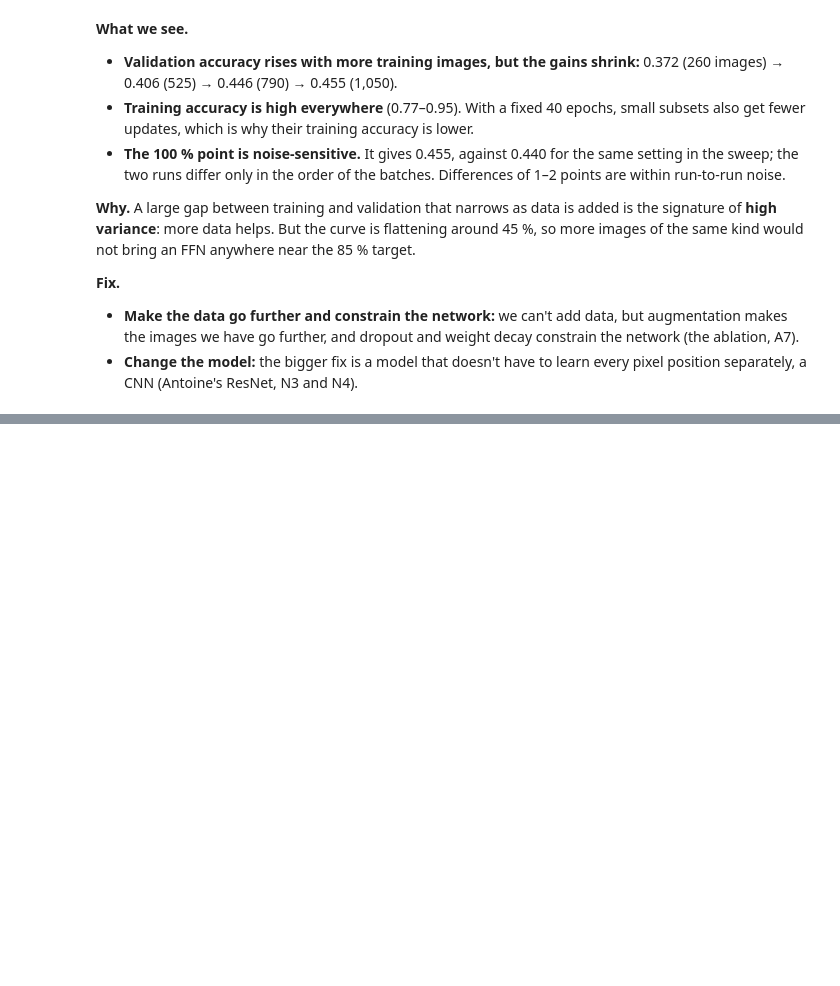
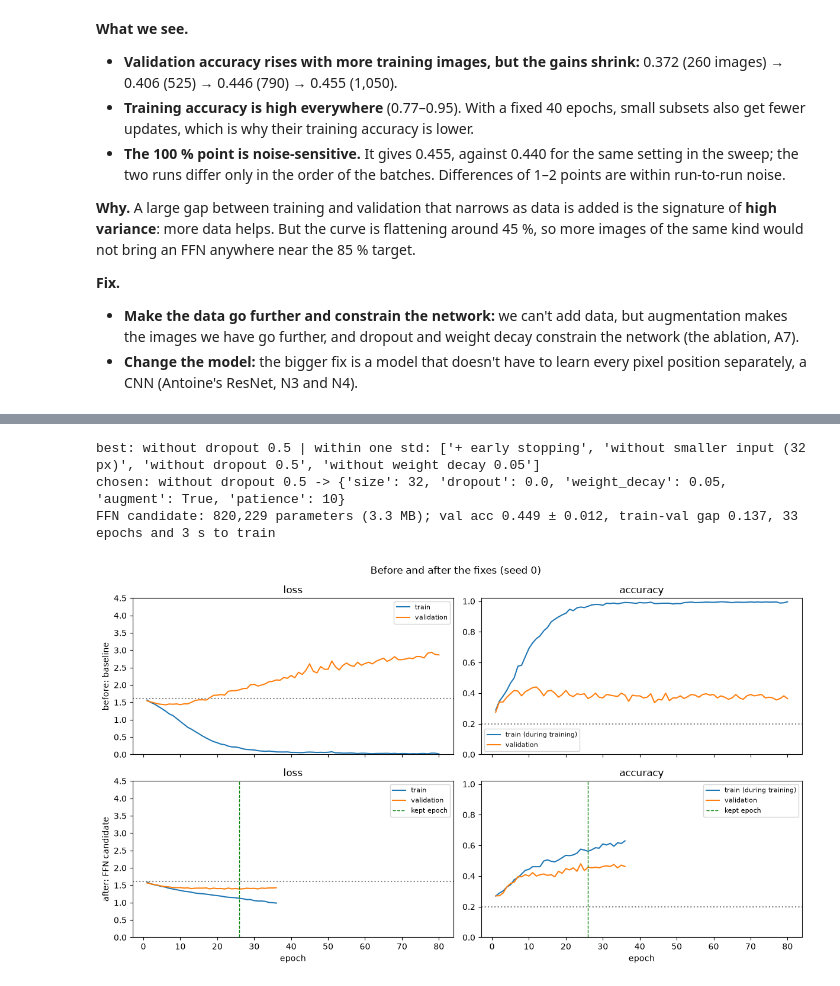
Before and after one commit to anthonyrascle43-stack/Neural-Network-Project, a Jupyter notebook: notebooks/03_diagnosis.ipynb, the cells around one changed output, grey strips where cells are left out. Drawn from its saved outputs; the diff is of its cells as text; code cells hidden in the pictures; blank space fills up the shorter version.

```diff
--- a/notebooks/03_diagnosis.ipynb
+++ b/notebooks/03_diagnosis.ipynb
@@ -268,0 +437,57 @@ curve.round(3)
+# %%
+results = pd.concat([ablation, drop_one.drop(index="all fixes")])
+every_config = {**configs, **{k: v for k, v in dropped.items() if k != "all fixes"}}
+top = results["val acc (mean)"].idxmax()
+threshold = results.loc[top, "val acc (mean)"] - np.nan_to_num(results.loc[top, "val acc (std)"])
+close = [name for name in results.index if results.loc[name, "val acc (mean)"] >= threshold]
+n_fixes = {name: sum(cfg[k] != BASELINE[k] for k in BASELINE) for name, cfg in every_config.items()}
+chosen = min(close, key=lambda name: (n_fixes[name], -results.loc[name, "val acc (mean)"]))
+chosen_config = every_config[chosen]
+print(f"best: {top} | within one std: {close}")
+print(f"chosen: {chosen} -> {chosen_config}")
+
+frozen = {"size": FFN_CANDIDATE["img_size"], "dropout": FFN_CANDIDATE["dropout"],
+          "weight_decay": FFN_RECIPE["weight_decay"], "augment": FFN_RECIPE["augment"],
+          "patience": FFN_RECIPE["patience"]}
+assert FFN_CANDIDATE["hidden"] == HIDDEN and FFN_RECIPE["batch_size"] == BATCH_SIZE
+if FAST_RUN:
+    print("FAST_RUN: too few epochs and seeds to check the selection")
+else:
+    assert FFN_RECIPE["lr"] == LR and FFN_RECIPE["max_epochs"] == EPOCHS_FIX
+    assert frozen == chosen_config, "update FFN_CANDIDATE / FFN_RECIPE in museum/models.py"
+
+n_params = count_parameters(StyleMLP(**FFN_CANDIDATE))
+row = results.loc[chosen]
+print(f"FFN candidate: {n_params:,} parameters ({4 * n_params / 1e6:.1f} MB); "
+      f"val acc {row['val acc (mean)']:.3f} ± {row['val acc (std)']:.3f}, train-val gap {row['gap (mean)']:.3f}, "
+      f"{row['epochs (mean)']:.0f} epochs and {row['train time (s) (mean)']:.0f} s to train")
+# %% [output]
+best: without dropout 0.5 | within one std: ['+ early stopping', 'without smaller input (32 px)', 'without dropout 0.5', 'without weight decay 0.05']
+chosen: without dropout 0.5 -> {'size': 32, 'dropout': 0.0, 'weight_decay': 0.05, 'augment': True, 'patience': 10}
+FFN candidate: 820,229 parameters (3.3 MB); val acc 0.449 ± 0.012, train-val gap 0.137, 33 epochs and 3 s to train
+# %%
+fig, axes = plt.subplots(2, 2, figsize=(12, 7), sharex=True)
+for row, (name, label) in enumerate([(list(configs)[0], "before: baseline"), (chosen, "after: FFN candidate")]):
+    h = histories[name]
+    epochs = range(1, len(h["train_loss"]) + 1)
+    axes[row, 0].plot(epochs, h["train_loss"], label="train")
+    axes[row, 0].plot(epochs, h["val_loss"], label="validation")
+    axes[row, 0].axhline(math.log(5), color="grey", ls=":")
+    axes[row, 1].plot(epochs, h["train_acc"], label="train (during training)")
+    axes[row, 1].plot(epochs, h["val_acc"], label="validation")
+    axes[row, 1].axhline(0.2, color="grey", ls=":")
+    axes[row, 0].set(ylabel=label, title="loss", ylim=(0, 4.5))
+    axes[row, 1].set(title="accuracy", ylim=(0, 1.02))
+    if h["best_epoch"] is not None and h["best_epoch"] < len(h["train_loss"]) and name == chosen:
+        for ax in axes[row]:
+            ax.axvline(h["best_epoch"], color="green", ls="--", lw=1, label="kept epoch")
+    for ax in axes[row]:
+        ax.legend(fontsize=8)
+axes[1, 0].set_xlabel("epoch")
+axes[1, 1].set_xlabel("epoch")
+fig.suptitle("Before and after the fixes (seed 0)")
+fig.tight_layout()
+fig.savefig(FIG_DIR / "03_before_after.png", dpi=150, bbox_inches="tight")
+plt.show()
+# %% [output]
+[figure, added]
```
Also changed, not shown: parts of 12 cells of this notebook, 4 other files.
